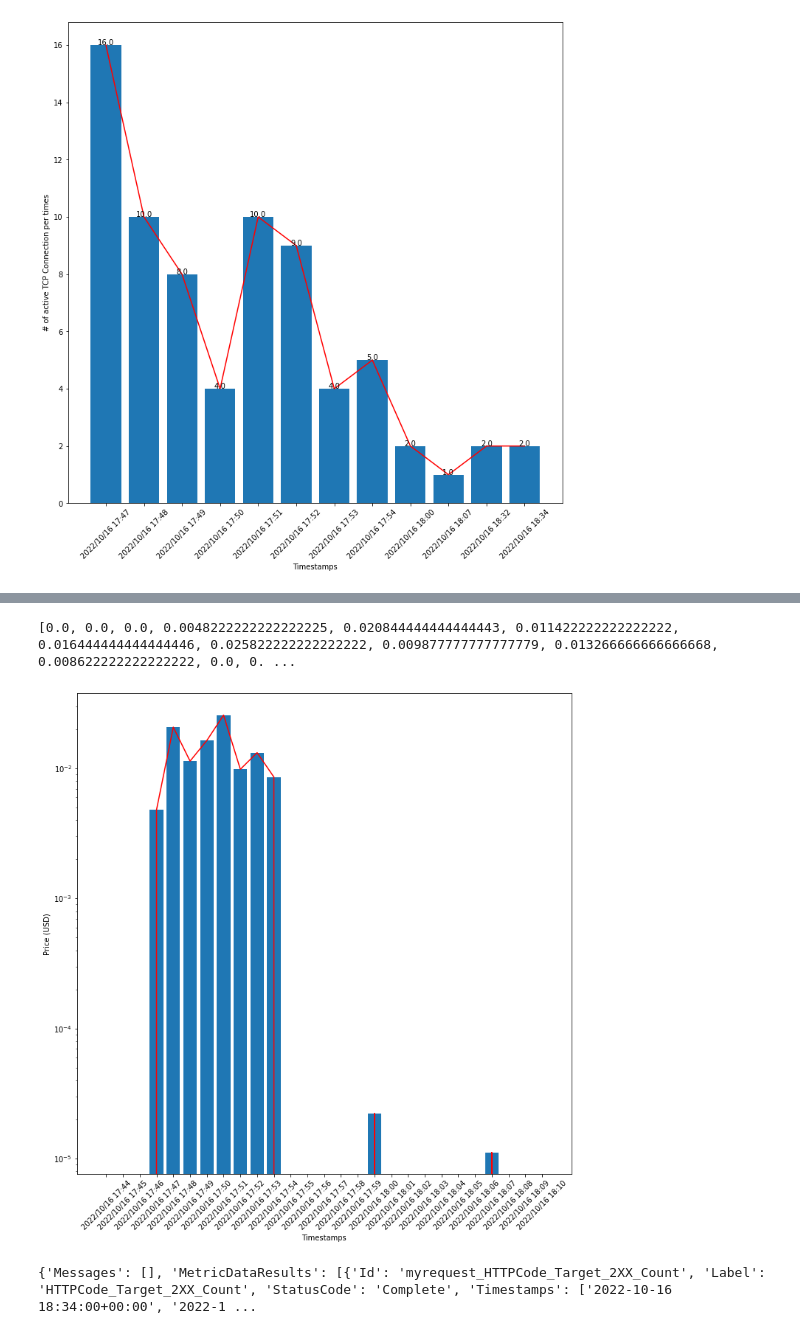
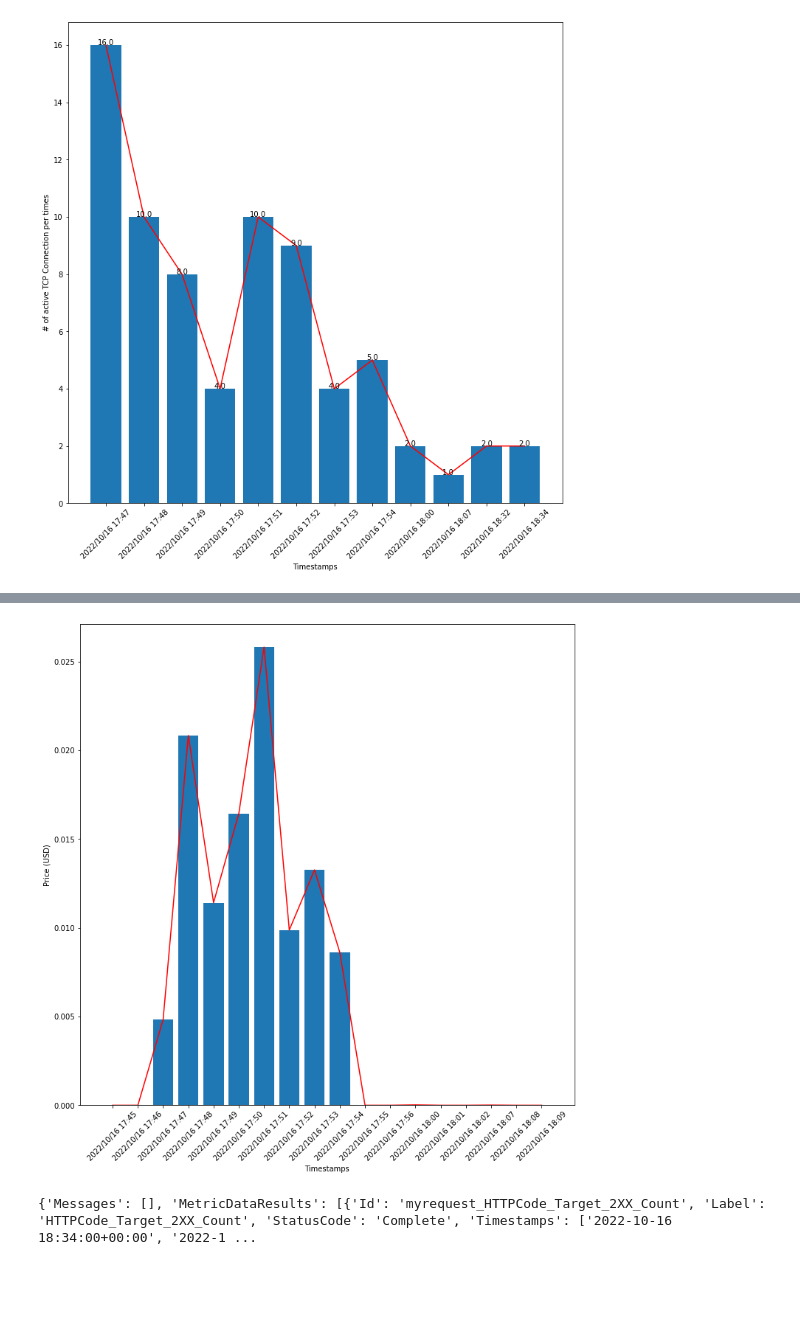
Before and after one commit to elheche/LOG8415, a Jupyter notebook: Assignment_1/src/analysis/loadbalancer_analysis.ipynb, the cells around one changed output, grey strips where cells are left out. Drawn from its saved outputs; the diff is of its cells as text; code cells hidden in the pictures; blank space fills up the shorter version.

Commit message:
fix an issue in the visual

```diff
--- a/Assignment_1/src/analysis/loadbalancer_analysis.ipynb
+++ b/Assignment_1/src/analysis/loadbalancer_analysis.ipynb
@@ -40,25 +36,21 @@ print(data)
 # %%
-active_connection_timestamps = list(reversed(['2022/10/16 18:10', '2022/10/16 18:09', '2022/10/16 18:08', '2022/10/16 18:07', '2022/10/16 18:06', '2022/10/16 18:05', '2022/10/16 18:04', '2022/10/16 18:03', '2022/10/16 18:02', '2022/10/16 18:01', '2022/10/16 18:00', '2022/10/16 17:59', '2022/10/16 17:58', '2022/10/16 17:57', '2022/10/16 17:56', '2022/10/16 17:55', '2022/10/16 17:54', '2022/10/16 17:53', '2022/10/16 17:52', '2022/10/16 17:51', '2022/10/16 17:50', '2022/10/16 17:49', '2022/10/16 17:48', '2022/10/16 17:47', '2022/10/16 17:46', '2022/10/16 17:45', '2022/10/16 17:44']))
-active_connection_values = list(reversed([0.0, 0.0, 0.0, 1.111111111111111e-05, 0.0, 0.0, 0.0, 0.0, 0.0, 0.0, 2.222222222222222e-05, 0.0, 0.0, 0.0, 0.0, 0.0, 0.008622222222222222, 0.013266666666666668, 0.009877777777777779, 0.025822222222222222, 0.016444444444444446, 0.011422222222222222, 0.020844444444444443, 0.0048222222222222225, 0.0, 0.0, 0.0]))
-x_axis = np.arange(27)
+active_connection_timestamps = list(reversed(['2022/10/16 18:09', '2022/10/16 18:08', '2022/10/16 18:07','2022/10/16 18:02', '2022/10/16 18:01', '2022/10/16 18:00', '2022/10/16 17:56', '2022/10/16 17:55', '2022/10/16 17:54', '2022/10/16 17:53', '2022/10/16 17:52', '2022/10/16 17:51', '2022/10/16 17:50', '2022/10/16 17:49', '2022/10/16 17:48', '2022/10/16 17:47', '2022/10/16 17:46', '2022/10/16 17:45']))
+active_connection_values = list(reversed([0.0, 0.0, 1.111111111111111e-05, 0.0, 0.0, 2.222222222222222e-05, 0.0, 0.0, 0.008622222222222222, 0.013266666666666668, 0.009877777777777779, 0.025822222222222222, 0.016444444444444446, 0.011422222222222222, 0.020844444444444443, 0.0048222222222222225, 0.0, 0.0]))
+x_axis = np.arange(18)
-# %%
-print(active_connection_values)
-# %% [output]
-[0.0, 0.0, 0.0, 0.0048222222222222225, 0.020844444444444443, 0.011422222222222222, 0.016444444444444446, 0.025822222222222222, 0.009877777777777779, 0.013266666666666668, 0.008622222222222222, 0.0, 0. ...
 # %%
 fig = pyplot.figure(figsize=(12,12))
 #fig.suptitle("Active connection count")
 ax = fig.add_subplot(111)
-ax.bar(active_connection_timestamps, active_connection_values, log=True)
+ax.bar(active_connection_timestamps, active_connection_values)
 ax.set_xticklabels(active_connection_timestamps,rotation = 45)
 #addlabels(active_connection_timestamps, active_connection_values)
 pyplot.xlabel("Timestamps")
 pyplot.ylabel("Price (USD)")
 pyplot.plot(x_axis,active_connection_values, color="r")
 pyplot.savefig("document/Consumed_loadbalancer.pdf", dpi=400)
 pyplot.show()
 # %% [output]
-[figure, old version]
+[figure, new version]
 # %%
 with open('cloudwatch/load_balancer/http_code_target_2xx_metric.json', 'r') as f:
       data = json.load(f)
```
Also changed, not shown: parts of 10 cells of this notebook, 1 other file.
